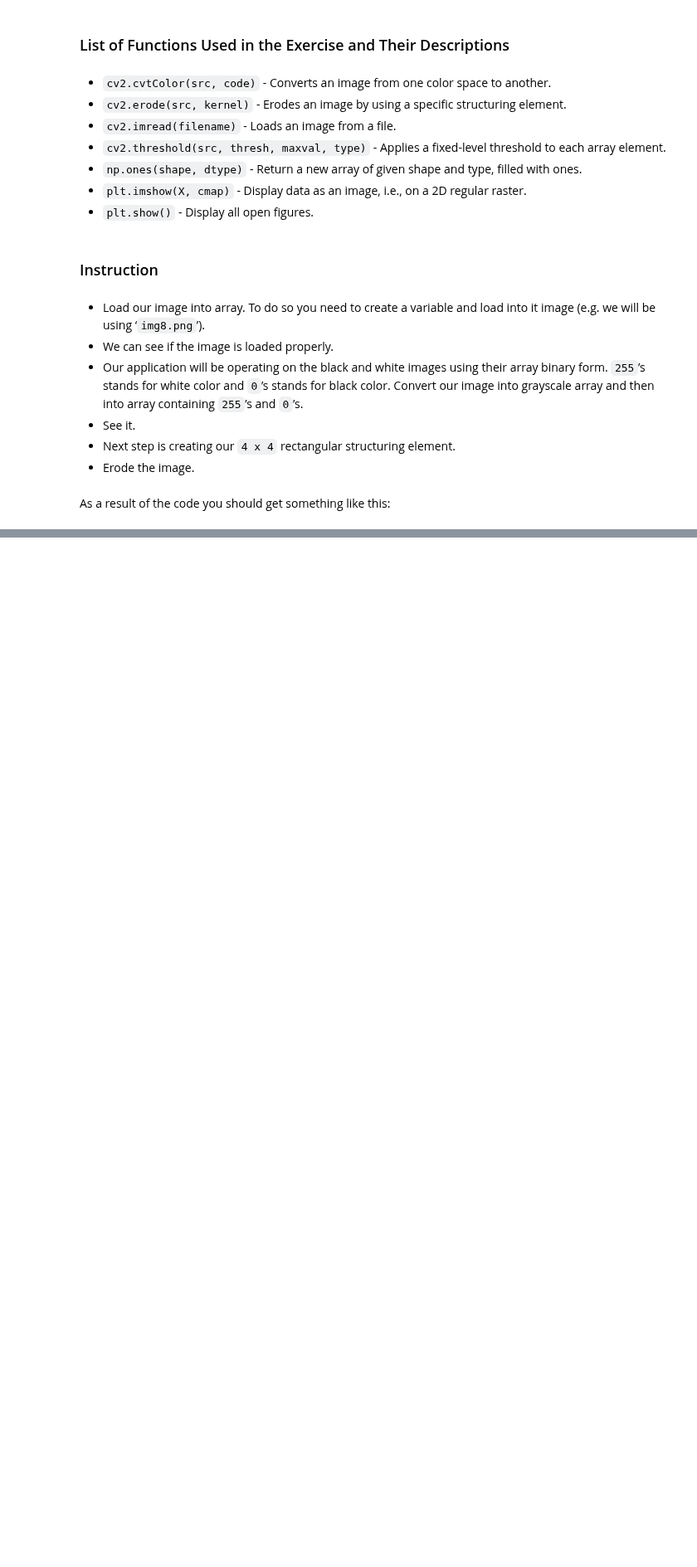
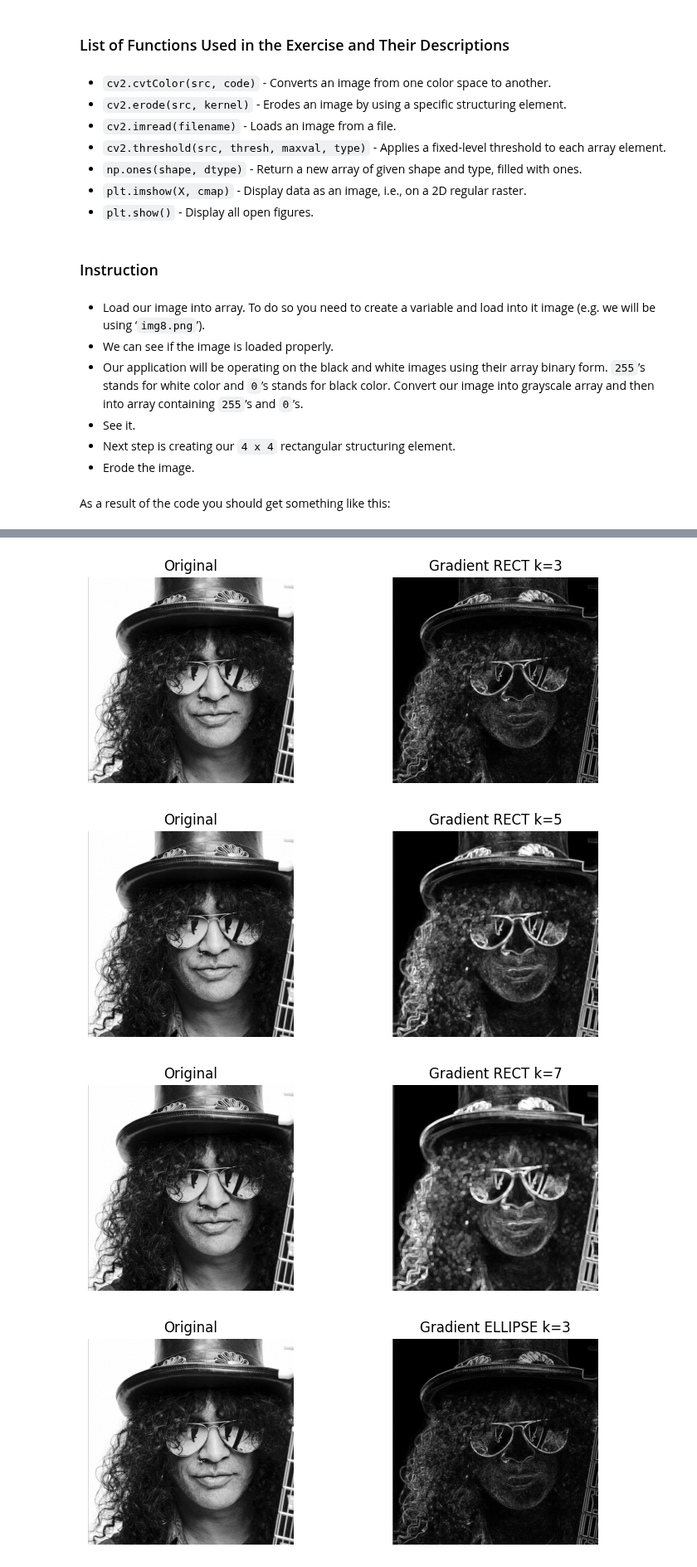
Before and after one commit to miklesz/AMIPaC, a Jupyter notebook: 15 (06) Mathematical Morphological (MM) Operations on Images/2 MM Operations on Images - Exercise.ipynb, the cells around one changed output, grey strips where cells are left out. Shown at 83% size. Cells and saved outputs as stored; diff of their text form; code cells hidden in the pictures; blank space fills up the shorter version.

```diff
--- a/15 (06) Mathematical Morphological (MM) Operations on Images/2 MM Operations on Images - Exercise.ipynb
+++ b/15 (06) Mathematical Morphological (MM) Operations on Images/2 MM Operations on Images - Exercise.ipynb
@@ -54,0 +67,17 @@ plt.show()
+# %%
+img_path = 'images/img8.png'
+img = cv2.imread(img_path, cv2.IMREAD_GRAYSCALE)
+# %%
+for shape_name, shape in {'RECT':cv2.MORPH_RECT,'ELLIPSE':cv2.MORPH_ELLIPSE,'CROSS':cv2.MORPH_CROSS}.items():
+    for k in [3,5,7]:
+        kernel = cv2.getStructuringElement(shape, (k,k))
+        grad = cv2.morphologyEx(img, cv2.MORPH_GRADIENT, kernel)
+        plt.figure(figsize=(8,3))
+        plt.subplot(1,2,1); plt.imshow(img, cmap='gray'); plt.title('Original'); plt.axis('off')
+        plt.subplot(1,2,2); plt.imshow(grad, cmap='gray'); plt.title(f'Gradient {shape_name} k={k}'); plt.axis('off')
+        plt.tight_layout(); plt.show()
+# %% [output]
+[figure, added]
+[figure, added]
+[figure, added]
+[figure, added]
```
Also changed, not shown: parts of 15 cells of this notebook.
